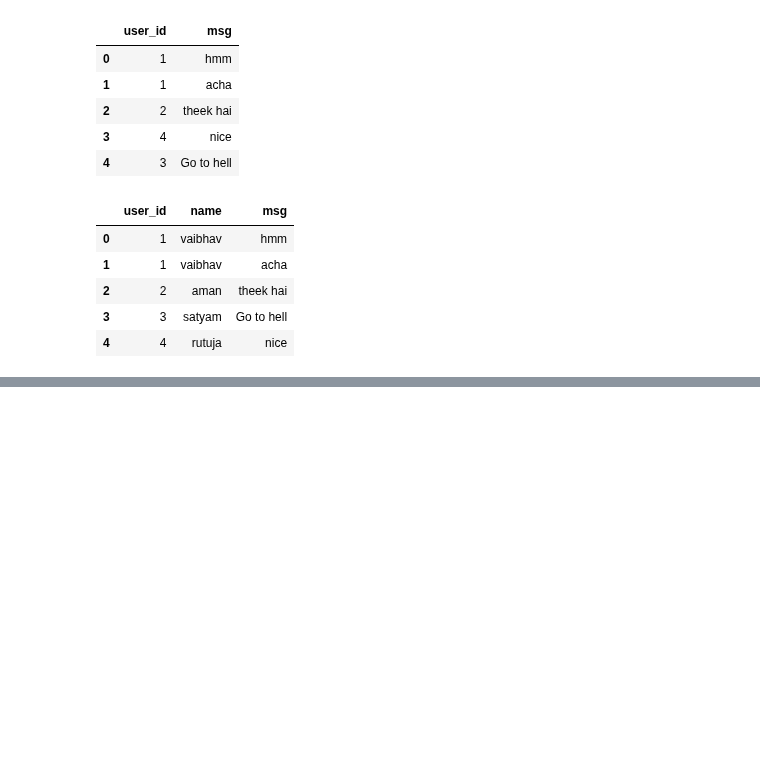
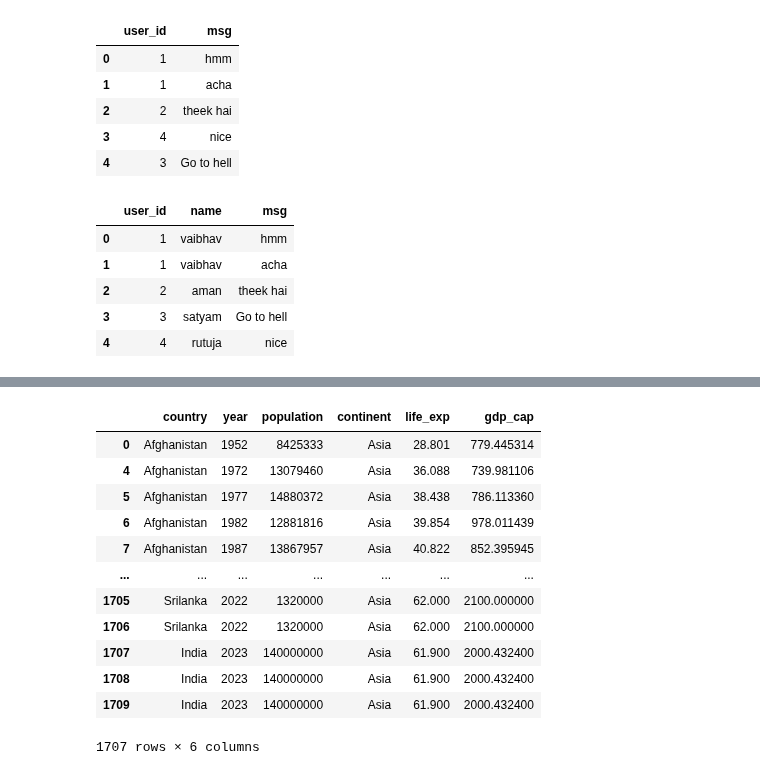
Before and after one commit to jeeet0700/Revision, a Jupyter notebook: Python Lib Rivision.ipynb, the cells around one changed output, grey strips where cells are left out. Saved outputs shown, nothing was run; the diff lists cells and outputs as text; code cells hidden in the pictures; blank space fills up the shorter version.

```diff
--- a/Python Lib Rivision.ipynb
+++ b/Python Lib Rivision.ipynb
@@ -1464,0 +1515,16 @@ users.merge(messages,on="user_id",how="inner")
+# %%
+df.drop([1,2,3],axis=0)
+# %% [output]
+|  | country | year | population | continent | life_exp | gdp_cap |
+| 0 | Afghanistan | 1952 | 8425333 | Asia | 28.801 | 779.445314 |
+| 4 | Afghanistan | 1972 | 13079460 | Asia | 36.088 | 739.981106 |
+| 5 | Afghanistan | 1977 | 14880372 | Asia | 38.438 | 786.113360 |
+| 6 | Afghanistan | 1982 | 12881816 | Asia | 39.854 | 978.011439 |
+| 7 | Afghanistan | 1987 | 13867957 | Asia | 40.822 | 852.395945 |
+| ... | ... | ... | ... | ... | ... | ... |
+| 1705 | Srilanka | 2022 | 1320000 | Asia | 62.000 | 2100.000000 |
+| 1706 | Srilanka | 2022 | 1320000 | Asia | 62.000 | 2100.000000 |
+| 1707 | India | 2023 | 140000000 | Asia | 61.900 | 2000.432400 |
+| 1708 | India | 2023 | 140000000 | Asia | 61.900 | 2000.432400 |
+| 1709 | India | 2023 | 140000000 | Asia | 61.900 | 2000.432400 |
+1707 rows × 6 columns
```
Also changed, not shown: parts of 38 cells of this notebook.
